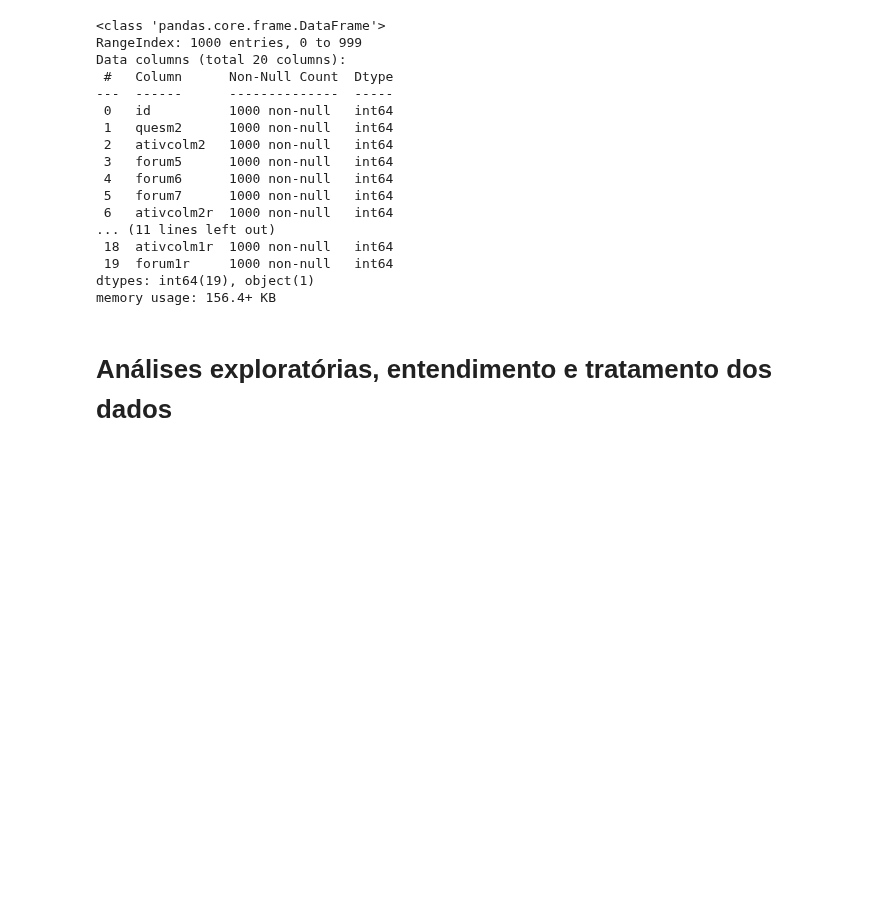
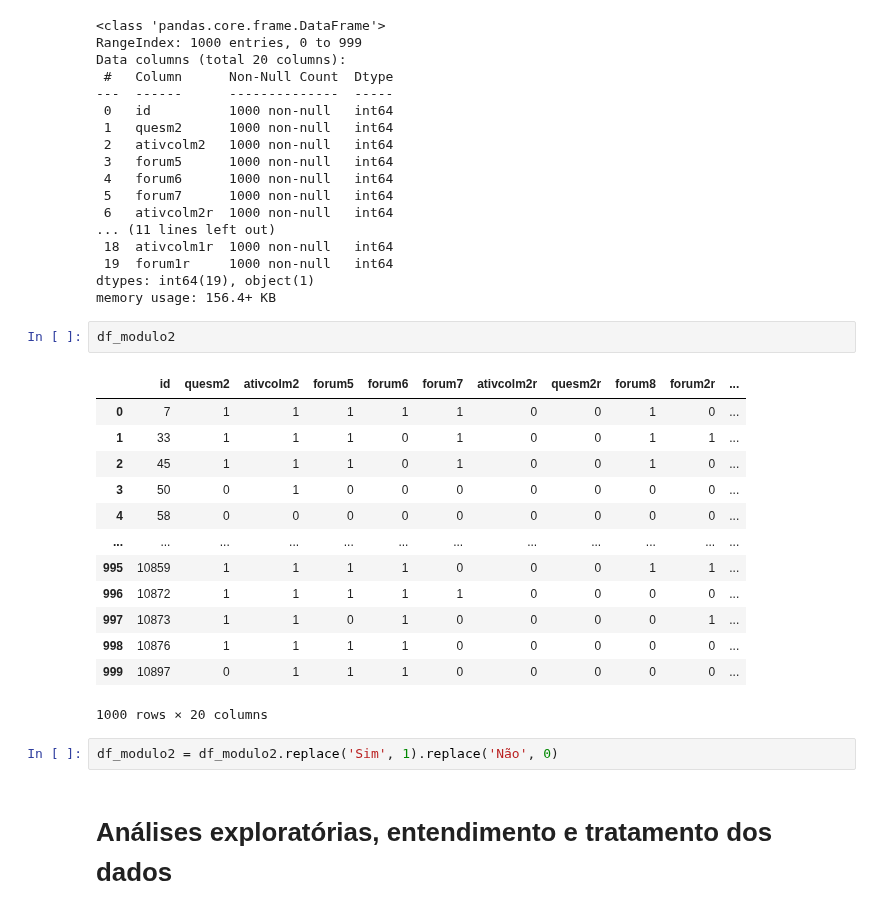
Before and after one commit to usr-bin32/data-mining-assignments, a Jupyter notebook: p5/classifying_notebook.ipynb, the cells around one changed output. Cells and saved outputs as stored; diff of their text form; blank space fills up the shorter version.

```diff
--- a/p5/classifying_notebook.ipynb
+++ b/p5/classifying_notebook.ipynb
@@ -269,6 +303,24 @@ Data columns (total 20 columns):
  19  forum1r     1000 non-null   int64
 dtypes: int64(19), object(1)
 memory usage: 156.4+ KB
+# %%
+df_modulo2
+# %% [output]
+|  | id | quesm2 | ativcolm2 | forum5 | forum6 | forum7 | ativcolm2r | quesm2r | forum8 | forum2r | ... |
+| 0 | 7 | 1 | 1 | 1 | 1 | 1 | 0 | 0 | 1 | 0 | ... |
+| 1 | 33 | 1 | 1 | 1 | 0 | 1 | 0 | 0 | 1 | 1 | ... |
+| 2 | 45 | 1 | 1 | 1 | 0 | 1 | 0 | 0 | 1 | 0 | ... |
+| 3 | 50 | 0 | 1 | 0 | 0 | 0 | 0 | 0 | 0 | 0 | ... |
+| 4 | 58 | 0 | 0 | 0 | 0 | 0 | 0 | 0 | 0 | 0 | ... |
+| ... | ... | ... | ... | ... | ... | ... | ... | ... | ... | ... | ... |
+| 995 | 10859 | 1 | 1 | 1 | 1 | 0 | 0 | 0 | 1 | 1 | ... |
+| 996 | 10872 | 1 | 1 | 1 | 1 | 1 | 0 | 0 | 0 | 0 | ... |
+| 997 | 10873 | 1 | 1 | 0 | 1 | 0 | 0 | 0 | 0 | 1 | ... |
+| 998 | 10876 | 1 | 1 | 1 | 1 | 0 | 0 | 0 | 0 | 0 | ... |
+| 999 | 10897 | 0 | 1 | 1 | 1 | 0 | 0 | 0 | 0 | 0 | ... |
+1000 rows × 20 columns
+# %%
+df_modulo2 = df_modulo2.replace('Sim', 1).replace('Não', 0)
 # %% [markdown]
 # Análises exploratórias, entendimento e tratamento dos dados
 # %% [markdown]
```
Also changed, not shown: parts of 5 cells of this notebook.
